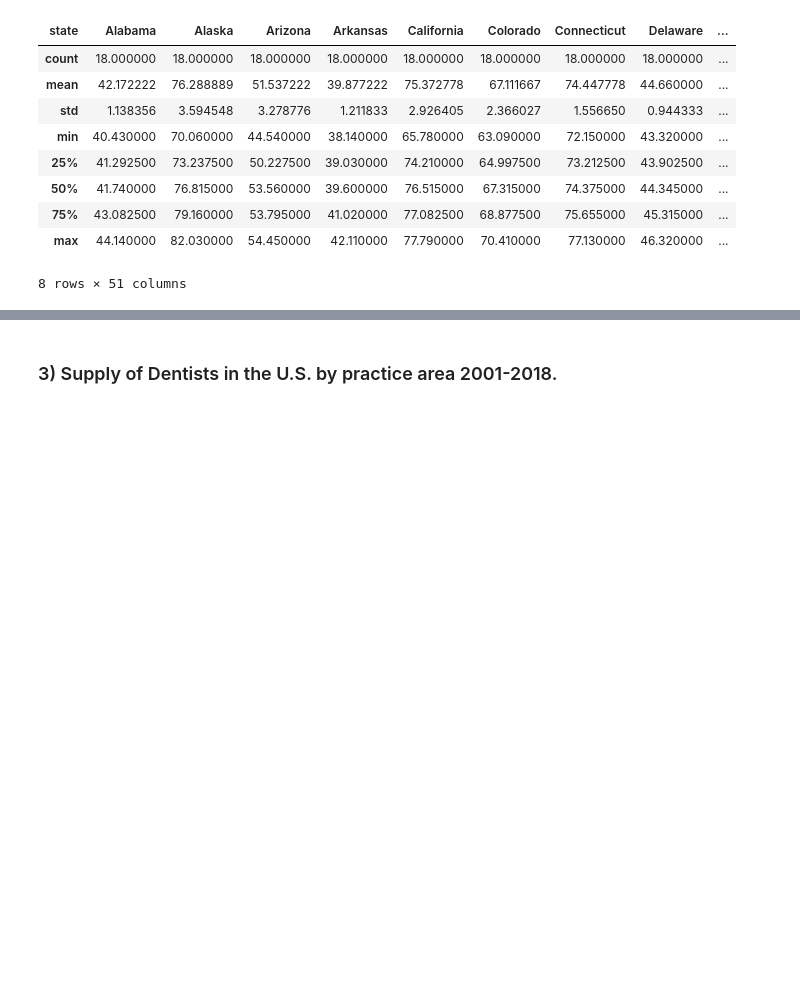
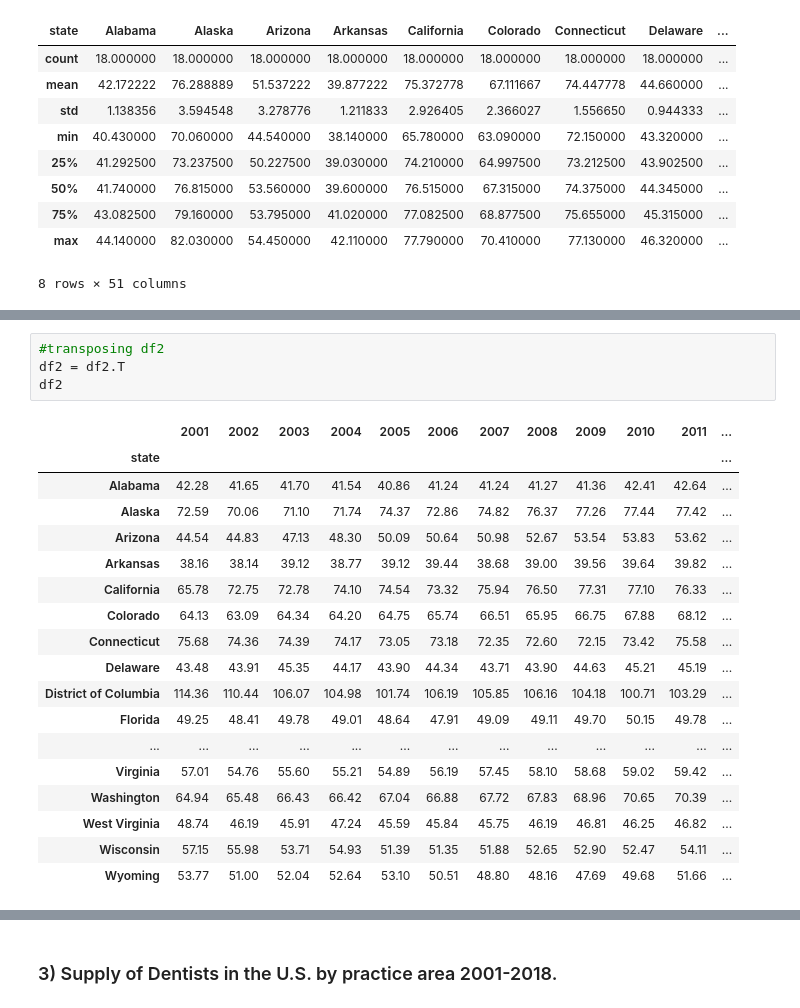
Before and after one commit to mhan1/Capstone-Project, a Jupyter notebook: Minyeong Han_Analysis Key findings and recommendations.ipynb, the cells around one changed output, grey strips where cells are left out. Drawn from its saved outputs; the diff is of its cells as text; blank space fills up the shorter version.

```diff
--- a/Minyeong Han_Analysis Key findings and recommendations.ipynb
+++ b/Minyeong Han_Analysis Key findings and recommendations.ipynb
@@ -562,0 +533,23 @@ mean_column
+# %%
+#transposing df2
+df2 = df2.T
+df2
+# %% [output]
+|  | 2001 | 2002 | 2003 | 2004 | 2005 | 2006 | 2007 | 2008 | 2009 | 2010 | 2011 | ... |
+| state |  |  |  |  |  |  |  |  |  |  |  | ... |
+| Alabama | 42.28 | 41.65 | 41.70 | 41.54 | 40.86 | 41.24 | 41.24 | 41.27 | 41.36 | 42.41 | 42.64 | ... |
+| Alaska | 72.59 | 70.06 | 71.10 | 71.74 | 74.37 | 72.86 | 74.82 | 76.37 | 77.26 | 77.44 | 77.42 | ... |
+| Arizona | 44.54 | 44.83 | 47.13 | 48.30 | 50.09 | 50.64 | 50.98 | 52.67 | 53.54 | 53.83 | 53.62 | ... |
+| Arkansas | 38.16 | 38.14 | 39.12 | 38.77 | 39.12 | 39.44 | 38.68 | 39.00 | 39.56 | 39.64 | 39.82 | ... |
+| California | 65.78 | 72.75 | 72.78 | 74.10 | 74.54 | 73.32 | 75.94 | 76.50 | 77.31 | 77.10 | 76.33 | ... |
+| Colorado | 64.13 | 63.09 | 64.34 | 64.20 | 64.75 | 65.74 | 66.51 | 65.95 | 66.75 | 67.88 | 68.12 | ... |
+| Connecticut | 75.68 | 74.36 | 74.39 | 74.17 | 73.05 | 73.18 | 72.35 | 72.60 | 72.15 | 73.42 | 75.58 | ... |
+| Delaware | 43.48 | 43.91 | 45.35 | 44.17 | 43.90 | 44.34 | 43.71 | 43.90 | 44.63 | 45.21 | 45.19 | ... |
+| District of Columbia | 114.36 | 110.44 | 106.07 | 104.98 | 101.74 | 106.19 | 105.85 | 106.16 | 104.18 | 100.71 | 103.29 | ... |
+| Florida | 49.25 | 48.41 | 49.78 | 49.01 | 48.64 | 47.91 | 49.09 | 49.11 | 49.70 | 50.15 | 49.78 | ... |
+| ... | ... | ... | ... | ... | ... | ... | ... | ... | ... | ... | ... | ... |
+| Virginia | 57.01 | 54.76 | 55.60 | 55.21 | 54.89 | 56.19 | 57.45 | 58.10 | 58.68 | 59.02 | 59.42 | ... |
+| Washington | 64.94 | 65.48 | 66.43 | 66.42 | 67.04 | 66.88 | 67.72 | 67.83 | 68.96 | 70.65 | 70.39 | ... |
+| West Virginia | 48.74 | 46.19 | 45.91 | 47.24 | 45.59 | 45.84 | 45.75 | 46.19 | 46.81 | 46.25 | 46.82 | ... |
+| Wisconsin | 57.15 | 55.98 | 53.71 | 54.93 | 51.39 | 51.35 | 51.88 | 52.65 | 52.90 | 52.47 | 54.11 | ... |
+| Wyoming | 53.77 | 51.00 | 52.04 | 52.64 | 53.10 | 50.51 | 48.80 | 48.16 | 47.69 | 49.68 | 51.66 | ... |
```
Also changed, not shown: parts of 32 cells of this notebook.
